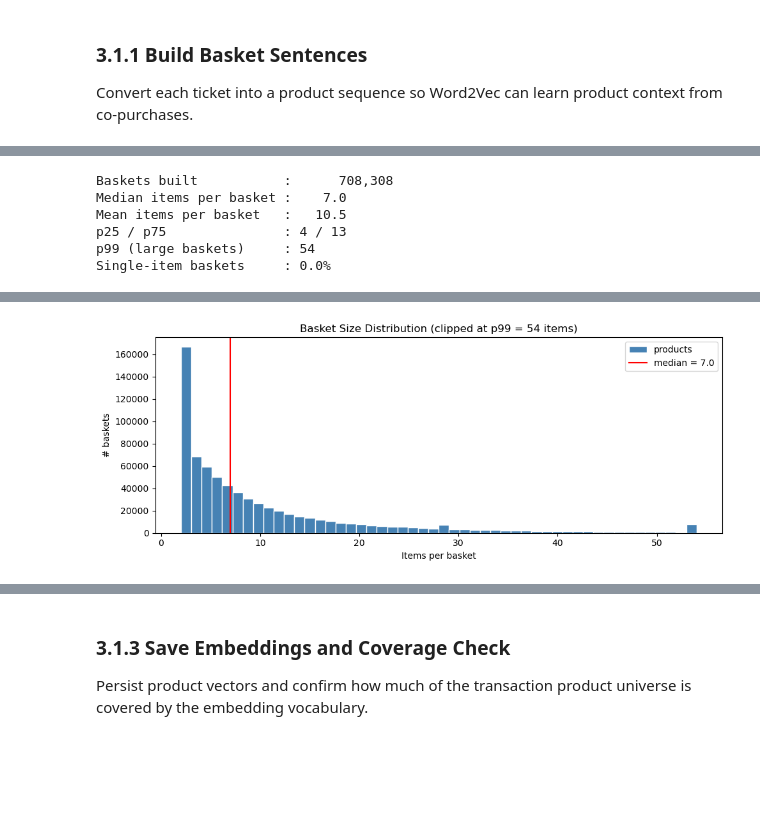
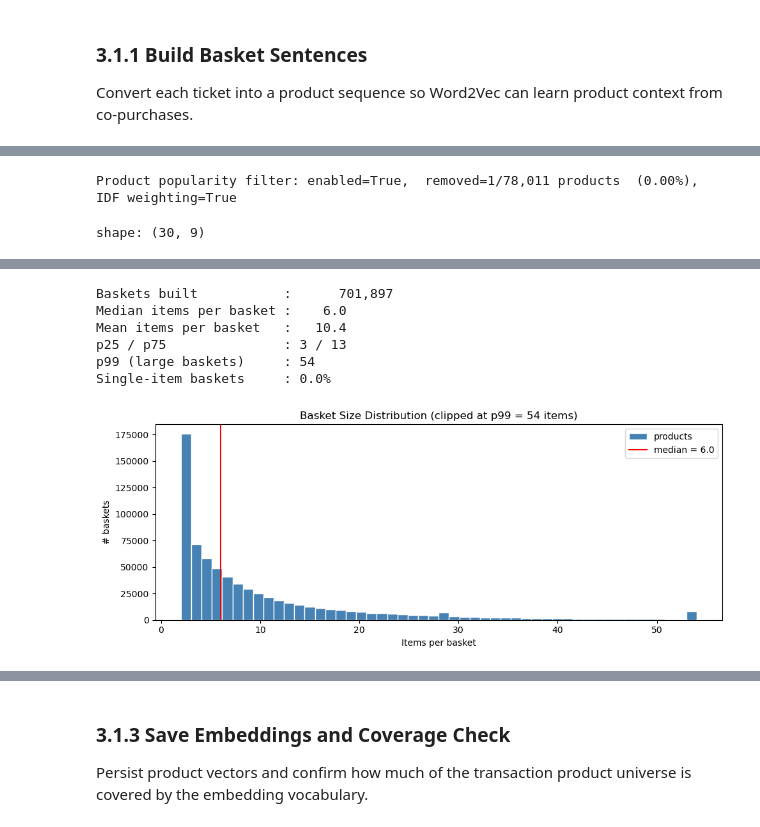
Before and after one commit to robsrot/carrefour_capstone, a Jupyter notebook: notebooks/03_ml_pipeline.ipynb, the cells around one changed output, grey strips where cells are left out. Cells and saved outputs as stored; diff of their text form; code cells hidden in the pictures; blank space fills up the shorter version.

```diff
--- a/notebooks/03_ml_pipeline.ipynb
+++ b/notebooks/03_ml_pipeline.ipynb
@@ -138,8 +235,40 @@ Section 5 imports OK
 
 Convert each ticket into a product sequence so Word2Vec can learn product context from co-purchases.
 # %%
-# 5.1 Build basket sentences
-basket_path = build_basket_sentences()   # cached after first run
+# 3.1.1 Build product popularity diagnostics and popularity-filtered basket sentences
+product_popularity = build_product_popularity(force=FORCE_EMBEDDINGS)
+_pop_summary = popularity_filter_summary(product_popularity)
+print(
+    "Product popularity filter:",
+    f"enabled={bool(_pop_summary['enabled'])}, ",
+    f"removed={_pop_summary['n_removed']:,}/{_pop_summary['n_products']:,} products ",
+    f"({_pop_summary['removed_pct']:.2f}%), ",
+    f"IDF weighting={PRODUCT_IDF_WEIGHTING_ENABLED}",
+)
+
+_pop_view = (
+    product_popularity
+    .join(df_articles.select(["idarticu", "desc_larga_articulo", "desc_sector"]), on="idarticu", how="left")
+    .sort(["customer_share", "basket_share"], descending=True)
+    .select([
+        "idarticu",
+        "desc_larga_articulo",
+        "desc_sector",
+        pl.col("n_baskets"),
+        (pl.col("basket_share") * 100).round(2).alias("basket_share_pct"),
+        pl.col("n_customers"),
+        (pl.col("customer_share") * 100).round(2).alias("customer_share_pct"),
+        pl.col("idf_weight").round(2),
+        "is_popularity_removed",
+    ])
+    .head(30)
+)
+display(_pop_view)
+
+basket_path = build_basket_sentences(
+    popularity=product_popularity,
+    force=FORCE_EMBEDDINGS,
+)
 baskets = pl.read_parquet(basket_path)   # load into memory for stats
 
 # Basket size distribution
@@ -189,6 +317,2 @@ del baskets, basket_sizes   # free RAM before training
-Baskets built           :      708,308
-Median items per basket :    7.0
-Mean items per basket   :   10.5
-p25 / p75               : 4 / 13
-p99 (large baskets)     : 54
-Single-item baskets     : 0.0%
+Product popularity filter: enabled=True,  removed=1/78,011 products  (0.00%),  IDF weighting=True
+shape: (30, 9)
@@ -195,2 +333,8 @@ Single-item baskets     : 0.0%
+Baskets built           :      701,897
+Median items per basket :    6.0
+Mean items per basket   :   10.4
+p25 / p75               : 3 / 13
+p99 (large baskets)     : 54
+Single-item baskets     : 0.0%
-[figure, old version]
+[figure, new version]
 # %% [markdown]
```
Also changed, not shown: parts of 48 cells of this notebook, 11 other files.
